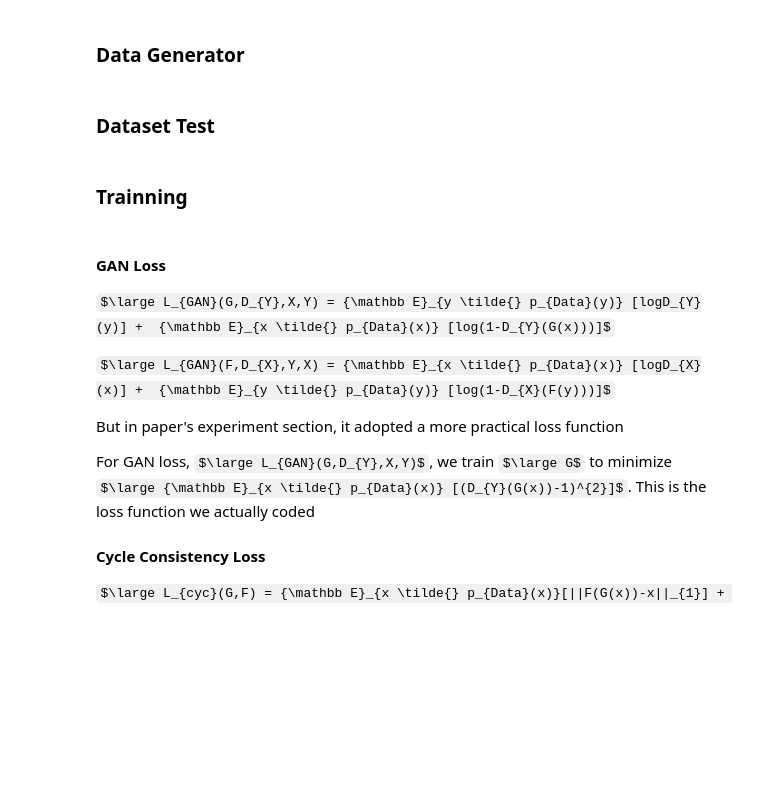
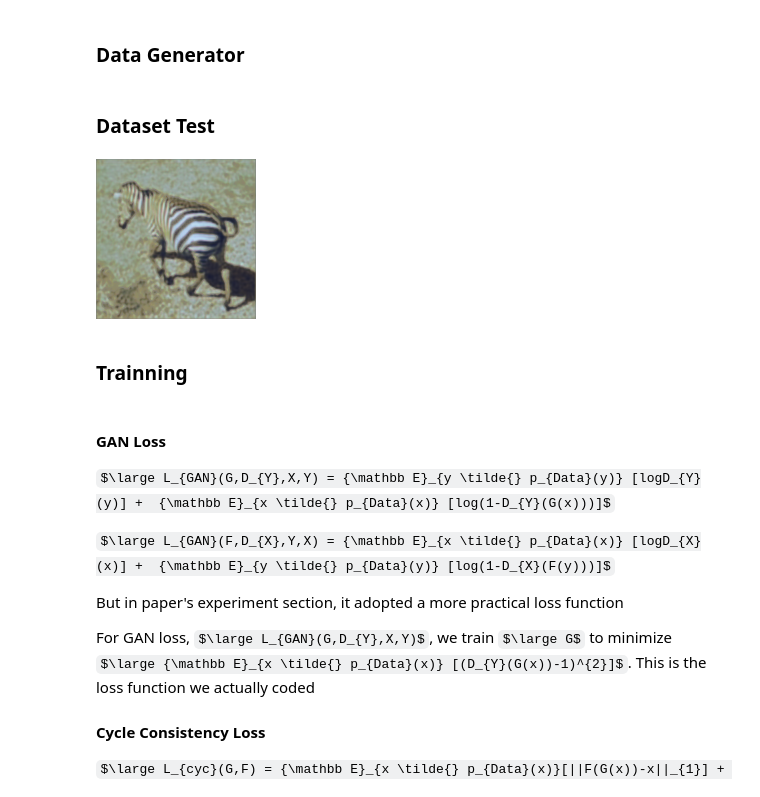
Before and after one commit to raynardj/python4ml, a Jupyter notebook: papers/cycle_gan/cycle_gan.ipynb, the cells around one changed output. Saved outputs shown, nothing was run; the diff lists cells and outputs as text; code cells hidden in the pictures; some formulas as TeX source; blank space fills up the shorter version.

Commit message:
past

```diff
--- a/papers/cycle_gan/cycle_gan.ipynb
+++ b/papers/cycle_gan/cycle_gan.ipynb
@@ -148,15 +176,61 @@ class data_cg(Dataset):
             dir = dir+"/"
         dir = dir+"*"
         return glob(dir)
+
+class data_cg_past(Dataset):
+    def __init__(self,dir_X,dir_Y,iters = int(5000/2)):
+        super(data_cg_past,self).__init__()
+        self.iters = iters
+        self.dir_X = dir_X
+        self.dir_Y = dir_Y
+        self.X_list = self.glob_list(self.dir_X)
+        self.Y_list = self.glob_list(self.dir_Y)
+        self.X_urls = np.random.choice(self.X_list,self.iters).tolist()
+        self.Y_urls = np.random.choice(self.Y_list,self.iters).tolist()
+        self.transform = transforms.Compose([transforms.Resize((HEIGHT*2,WIDTH)),
+                                transforms.ToTensor(),
+                                    # don't apply normalization here
+#                                 transforms.Normalize([.5,.5,.5],[.5,.5,.5])
+                               ])
+
+    def __len__(self):
+        return self.iters
+
+    def __getitem__(self, idx):
+        x_url = self.X_urls[idx]
+        y_url = self.Y_urls[idx]
+
+        X_img = Image.open(x_url).convert("RGB")
+        Y_img = Image.open(y_url).convert("RGB")
+
+        X = self.transform(X_img)[:,:HEIGHT,:]
+        Y = self.transform(Y_img)[:,:HEIGHT,:]
+
+        return X,Y
+
+    def glob_list(self,dir):
+        if dir[-1]!="/":
+            dir = dir+"/"
+        dir = dir+"*"
+        return glob(dir)
 # %% [markdown]
 ### Dataset Test
 # %%
 ds = data_cg(DATA+"trainA/",DATA+"trainB/")
+ds_past = data_cg_past(forge+"trainA/",forge+"trainB/")
 dl = DataLoader(ds,batch_size=2,shuffle=True)
 
 gen = iter(dl)
 
 a = next(gen)
+# %%
+dl2 = DataLoader(ds_past,batch_size=int(BS/2),shuffle=True)
+gen2 = iter(dl2)
+a2 = next(gen2)
+# %%
+toIMG(a2[0][0])
+# %% [output]
+[figure, added]
 # %% [markdown]
 ### Trainning
 # %%
```
Also changed, not shown: parts of 8 cells of this notebook.
